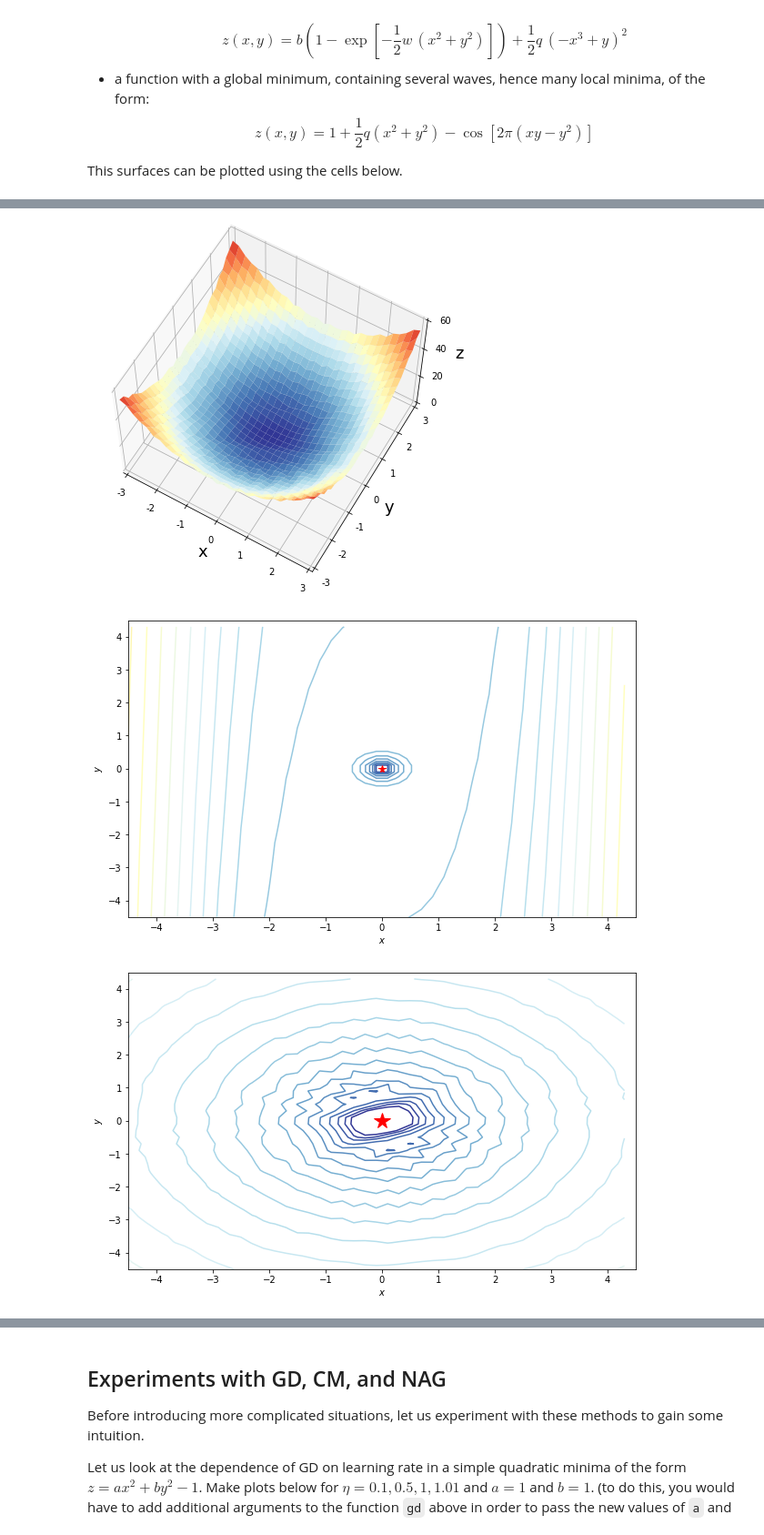
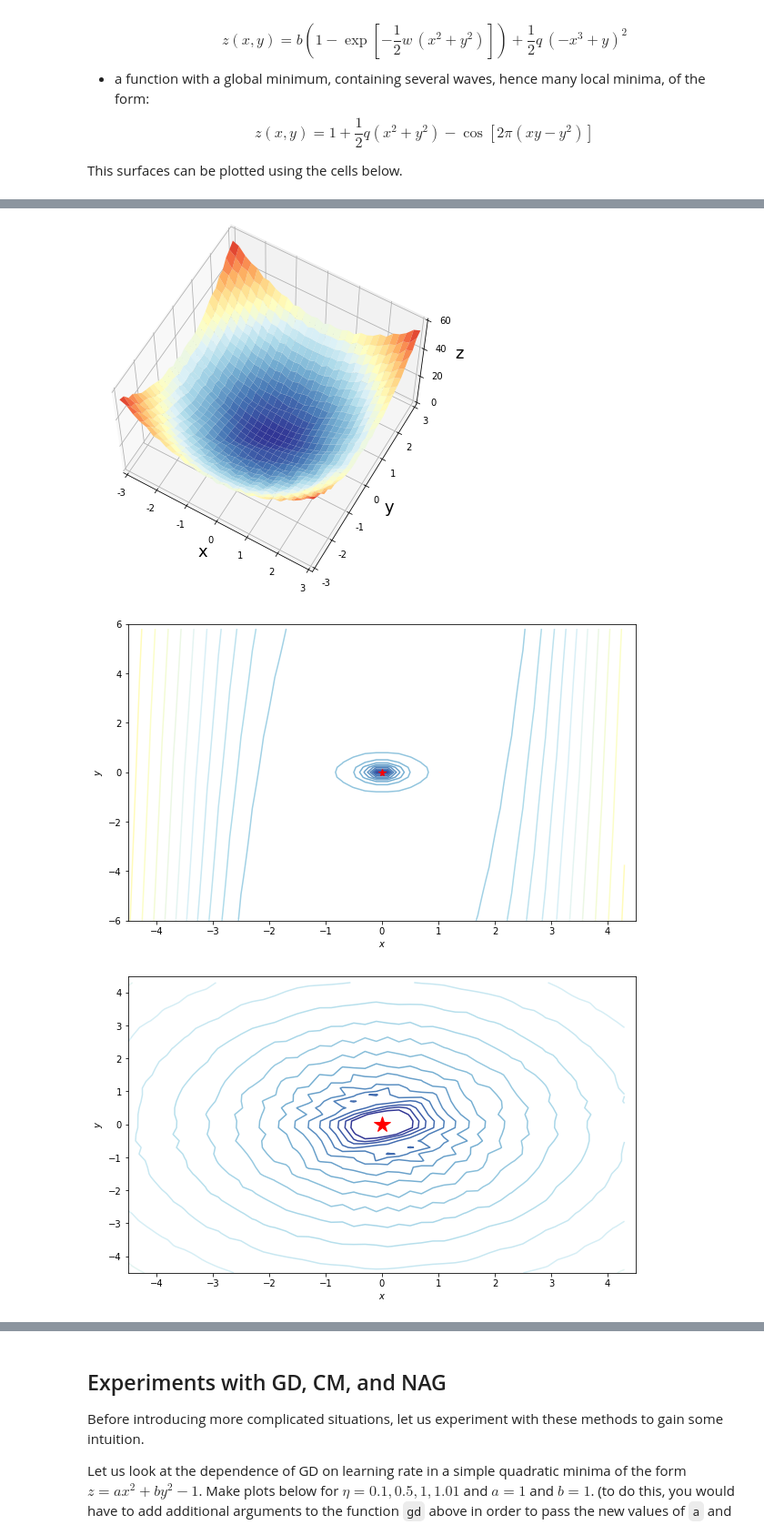
Before and after one commit to PaoloZinesi/ComputationalPhysics_modB, a Jupyter notebook: EX01_Gradient_Descent.ipynb, the cells around one changed output, grey strips where cells are left out. Shown at 91% size. Cells and saved outputs as stored; diff of their text form; code cells hidden in the pictures.

Commit message:
redefined a couple of function for the last cells, and modified the latex code due to functions not supported in deepnotes

```diff
--- a/EX01_Gradient_Descent.ipynb
+++ b/EX01_Gradient_Descent.ipynb
@@ -128,51 +128,92 @@ def grad_waved_hammock(x, y, q=6):
 # golf_hole countour plot
 def contour_golf_hole():
     #plot golf_hole function
-    x, y = np.meshgrid(np.arange(-4.5, 4.5, 0.2), np.arange(-4.5, 4.5, 0.2))
+    x, y = np.meshgrid(np.arange(-4.5, 4.5, 0.2), np.arange(-6, 6, 0.2))
     fig, ax = plt.subplots(figsize=(10, 6))
     z=golf_hole(x,y)
-    cax = ax.contour(x, y, z, levels=np.logspace(0, 5, 35), norm=LogNorm(), cmap="RdYlBu_r")#draw contour lines
+    cax = ax.contour(x, y, z, levels=np.logspace(0, 5, 40), norm=LogNorm(), cmap="RdYlBu_r")#draw contour lines
     ax.plot(0,0, 'r*', markersize=8)#The star
 
     ax.set_xlabel('$x$')
     ax.set_ylabel('$y$')
 
     ax.set_xlim((-4.5, 4.5))
-    ax.set_ylim((-4.5, 4.5))
+    ax.set_ylim((-6, 6))
 
     return fig,ax
 
 # waved_hammok countour plot
 def contour_waved_hammock():
     #plot golf_hole function
     x, y = np.meshgrid(np.arange(-4.5, 4.5, 0.2), np.arange(-4.5, 4.5, 0.2))
     fig, ax = plt.subplots(figsize=(10, 6))
     z=waved_hammock(x,y)
     cax = ax.contour(x, y, z, levels=np.logspace(0, 5, 35), norm=LogNorm(), cmap="RdYlBu_r")#draw contour lines
     ax.plot(0,0, 'r*', markersize=18)#The star
 
     ax.set_xlabel('$x$')
     ax.set_ylabel('$y$')
 
     ax.set_xlim((-4.5, 4.5))
     ax.set_ylim((-4.5, 4.5))
 
     return fig,ax
 
 #Make plots of surfaces
 plt.close() # closes previous plots
 x, y = np.mgrid[-3:3:31j, -3:3:31j]
 fig1,ax1=plot_surface(x,y,golf_hole(x,y))
 fig2,ax2=plot_surface(x,y,waved_hammock(x,y))
 
 #Contour plot of the functions
 fig4,ax4 =contour_golf_hole()
 fig5,ax5 =contour_waved_hammock()
 plt.show()
+
+
+#redefine minima and beales function for later cells in the notebook
+def minima_surface(x,y,a=1,b=1):
+    return a*x**2+b*y**2-1
+
+
+def grad_minima_surface(params,a=1,b=1):
+    x=params[0]
+    y=params[1]
+    grad_x= 2*a*x
+    grad_y= 2*b*y
+    return [grad_x,grad_y]
+
+
+def beales_function(x,y):
+    return np.square(1.5-x+x*y)+np.square(2.25-x+x*y*y)+np.square(2.625-x+x*y**3)
+    return f
+
+def grad_beales_function(params):
+    x=params[0]
+    y=params[1]
+    grad_x=2*(1.5-x+x*y)*(-1+y)+2*(2.25-x+x*y**2)*(-1+y**2)+2*(2.625-x+x*y**3)*(-1+y**3)
+    grad_y=2*(1.5-x+x*y)*x+4*(2.25-x+x*y**2)*x*y+6*(2.625-x+x*y**3)*x*y**2
+    return [grad_x,grad_y]
+
+def contour_beales_function():
+    #plot beales function
+    x, y = np.meshgrid(np.arange(-4.5, 4.5, 0.2), np.arange(-4.5, 4.5, 0.2))
+    fig, ax = plt.subplots(figsize=(10, 6))
+    z=beales_function(x,y)
+    cax = ax.contour(x, y, z, levels=np.logspace(0, 5, 35), norm=LogNorm(), cmap="RdYlBu_r")#draw contour lines
+    ax.plot(3,0.5, 'r*', markersize=18)#The star
+
+    ax.set_xlabel('$x$')
+    ax.set_ylabel('$y$')
+
+    ax.set_xlim((-4.5, 4.5))
+    ax.set_ylim((-4.5, 4.5))
+
+    return fig,ax
 # %% [output]
 [figure]
 [figure]
-[figure, old version]
+[figure, new version]
 [figure]
 # %% [markdown]
 ## Gradient descent with and without momentum
```
Also changed, not shown: parts of 3 cells of this notebook, 1 other file.
